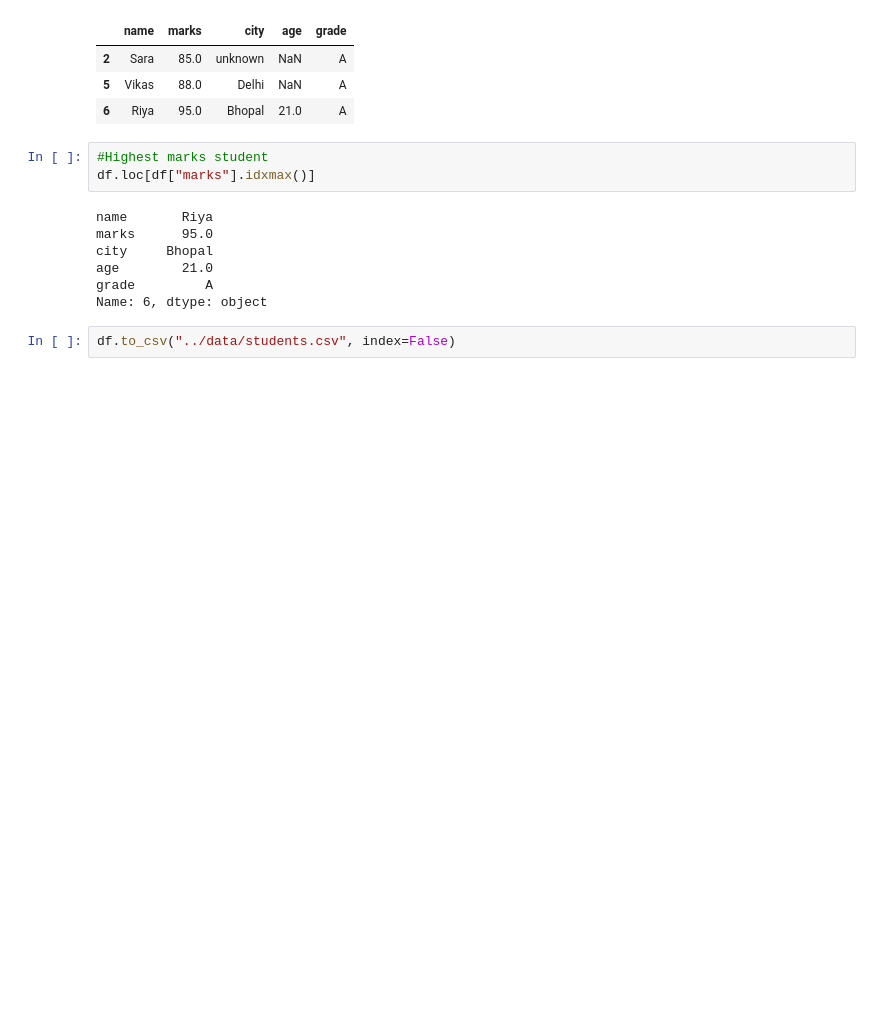
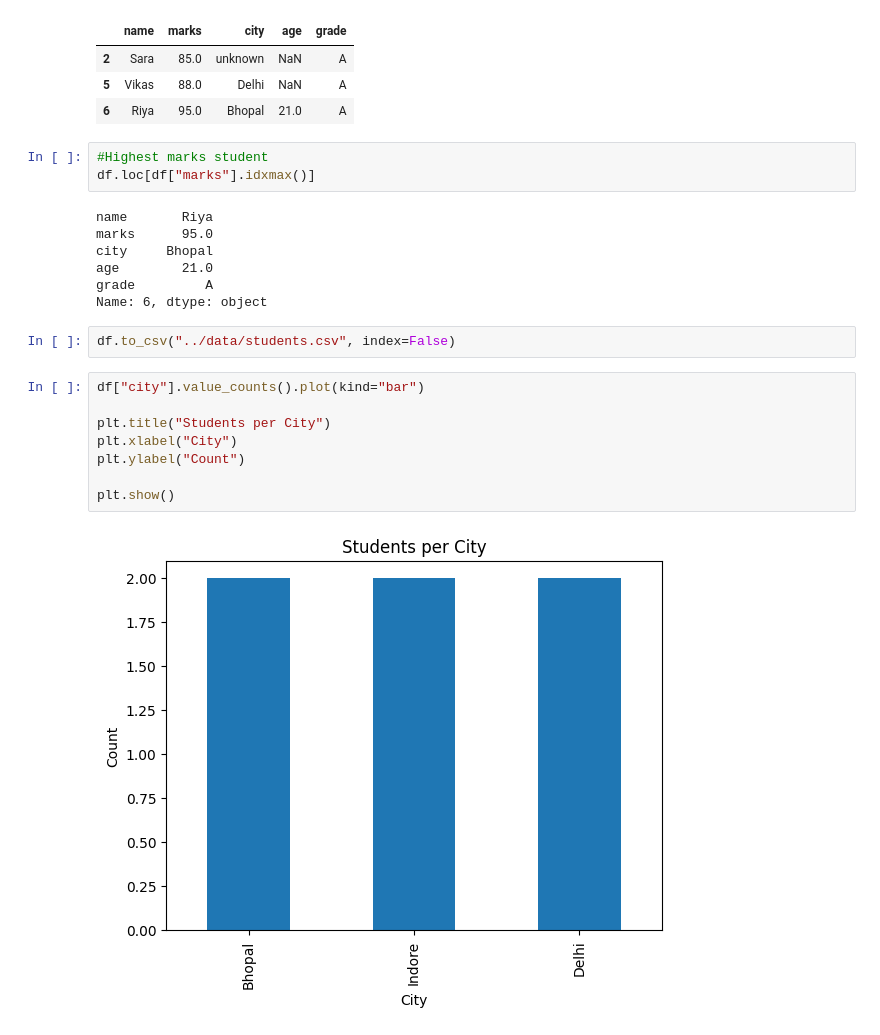
Before and after one commit to abizarq/student-performance-analysis, a Jupyter notebook: notebooks/analysis.ipynb, the cells around one changed output. Saved outputs shown, nothing was run; the diff lists cells and outputs as text; blank space fills up the shorter version.

Commit message:
Add files via upload
Updated project: added visualization and ML model

```diff
--- a/notebooks/analysis.ipynb
+++ b/notebooks/analysis.ipynb
@@ -134,3 +137,13 @@ grade         A
 Name: 6, dtype: object
 # %%
 df.to_csv("../data/students.csv", index=False)
+# %%
+df["city"].value_counts().plot(kind="bar")
+
+plt.title("Students per City")
+plt.xlabel("City")
+plt.ylabel("Count")
+
+plt.show()
+# %% [output]
+[figure, added]
```
Also changed, not shown: parts of 9 cells of this notebook, 1 other file.
